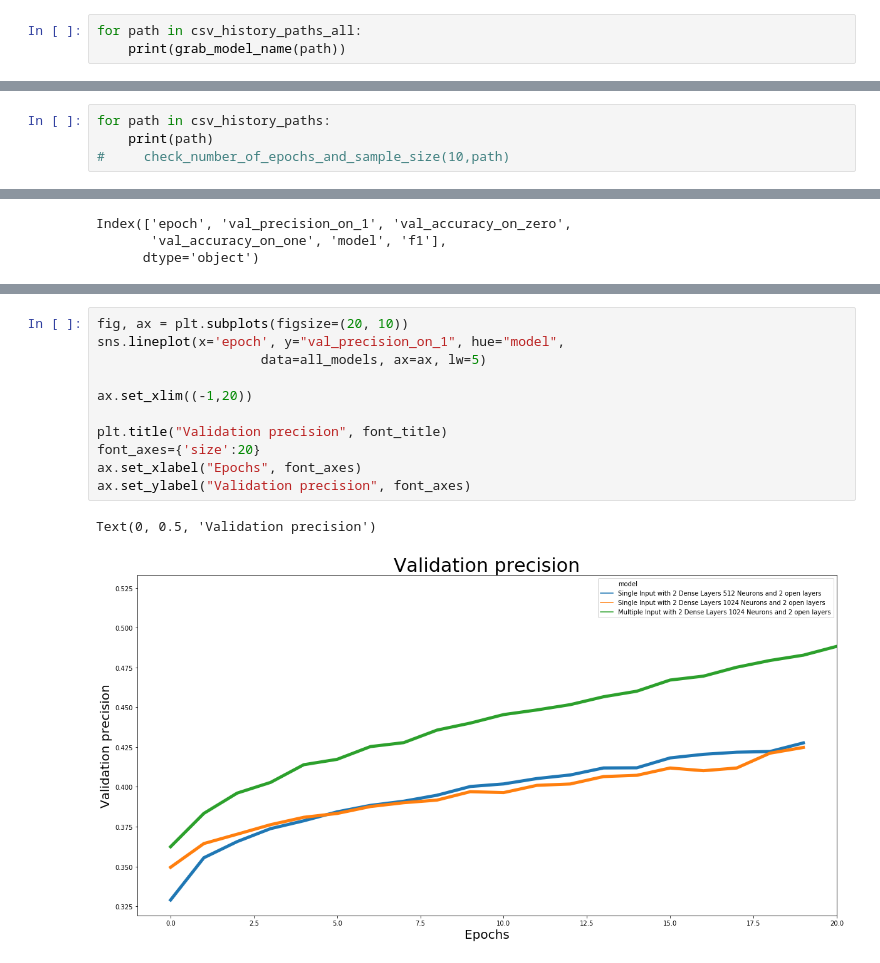
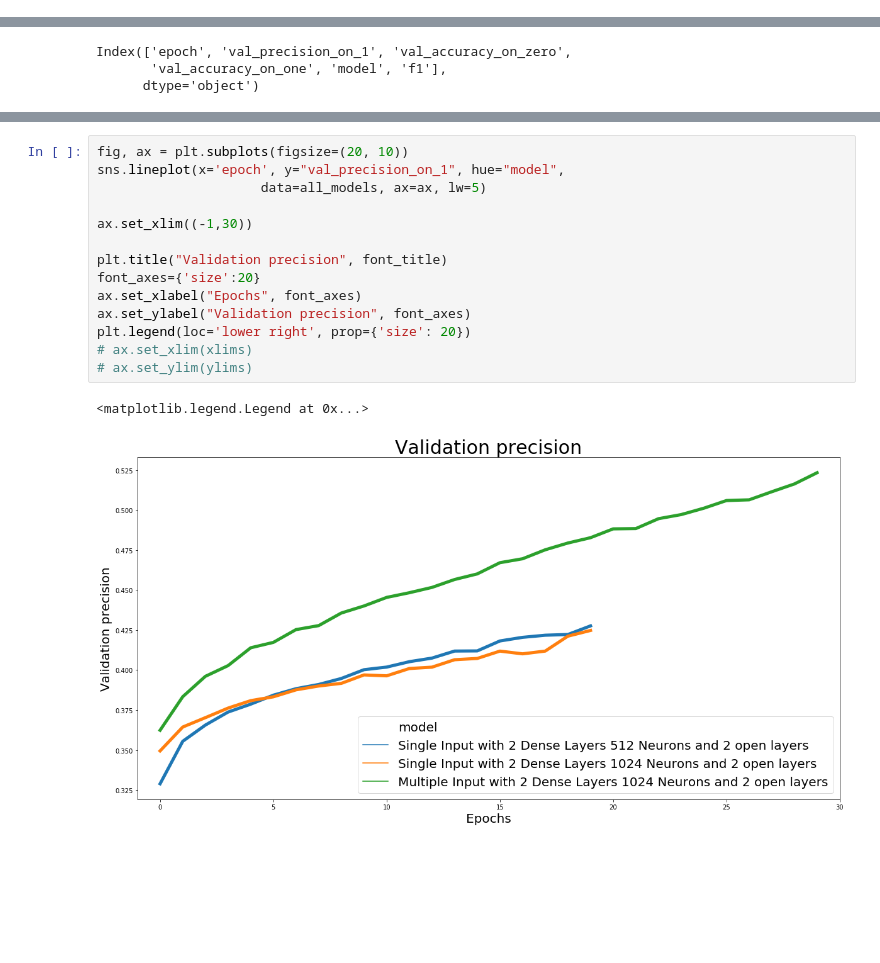
Before and after one commit to sethdow/globus_project, a Jupyter notebook: 3_evaluation/Comparative Evaluation.ipynb, the cells around one changed output, grey strips where cells are left out. Drawn from its saved outputs; the diff is of its cells as text; blank space fills up the shorter version.

Commit message:
Added better clustering plot in evaluation template

```diff
--- a/3_evaluation/Comparative Evaluation.ipynb
+++ b/3_evaluation/Comparative Evaluation.ipynb
@@ -78,6 +80,3 @@ for path in csv_history_paths_all:
             histories[grab_model_name(path)] = pd.read_csv(path)
     except:
         pass
-# %%
-for path in csv_history_paths_all:
-    print(grab_model_name(path))
@@ -119,4 +82,0 @@ False
-# %%
-for path in csv_history_paths:
-    print(path)
-#     check_number_of_epochs_and_sample_size(10,path)
@@ -190,16 +138,19 @@ Text(0, 0.5, 'Validation recall')
 # %%
 fig, ax = plt.subplots(figsize=(20, 10))
 sns.lineplot(x='epoch', y="val_precision_on_1", hue="model",
                      data=all_models, ax=ax, lw=5)
 
-ax.set_xlim((-1,20))
+ax.set_xlim((-1,30))
 
 plt.title("Validation precision", font_title)
 font_axes={'size':20}
 ax.set_xlabel("Epochs", font_axes)
 ax.set_ylabel("Validation precision", font_axes)
+plt.legend(loc='lower right', prop={'size': 20})
+# ax.set_xlim(xlims)
+# ax.set_ylim(ylims)
 # %% [output]
-Text(0, 0.5, 'Validation precision')
+<matplotlib.legend.Legend at 0x...>
-[figure, old version]
+[figure, new version]
 # %%
 fig, ax = plt.subplots(figsize=(20, 10))
```
Also changed, not shown: parts of 16 cells of this notebook, 2 other files.
